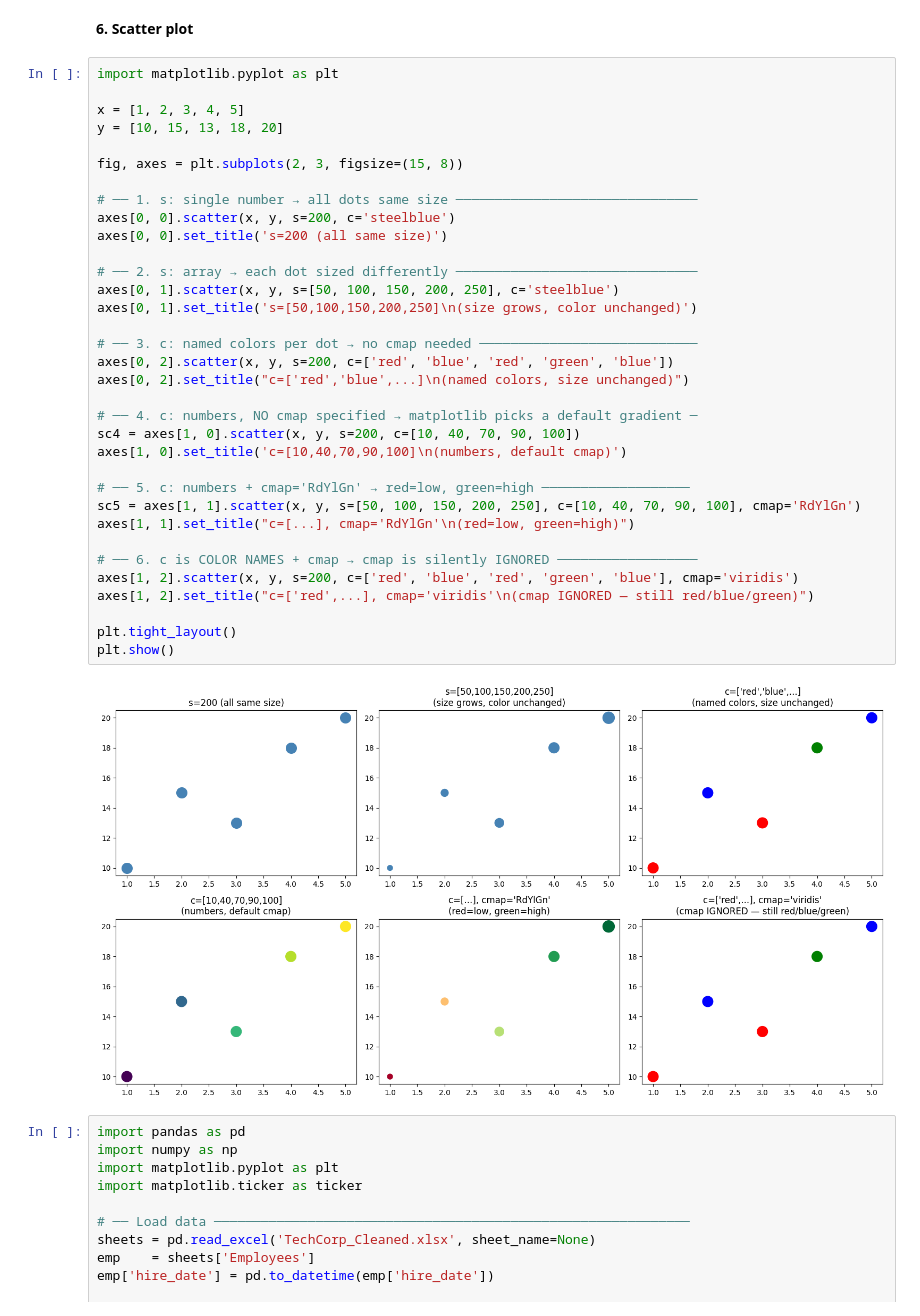
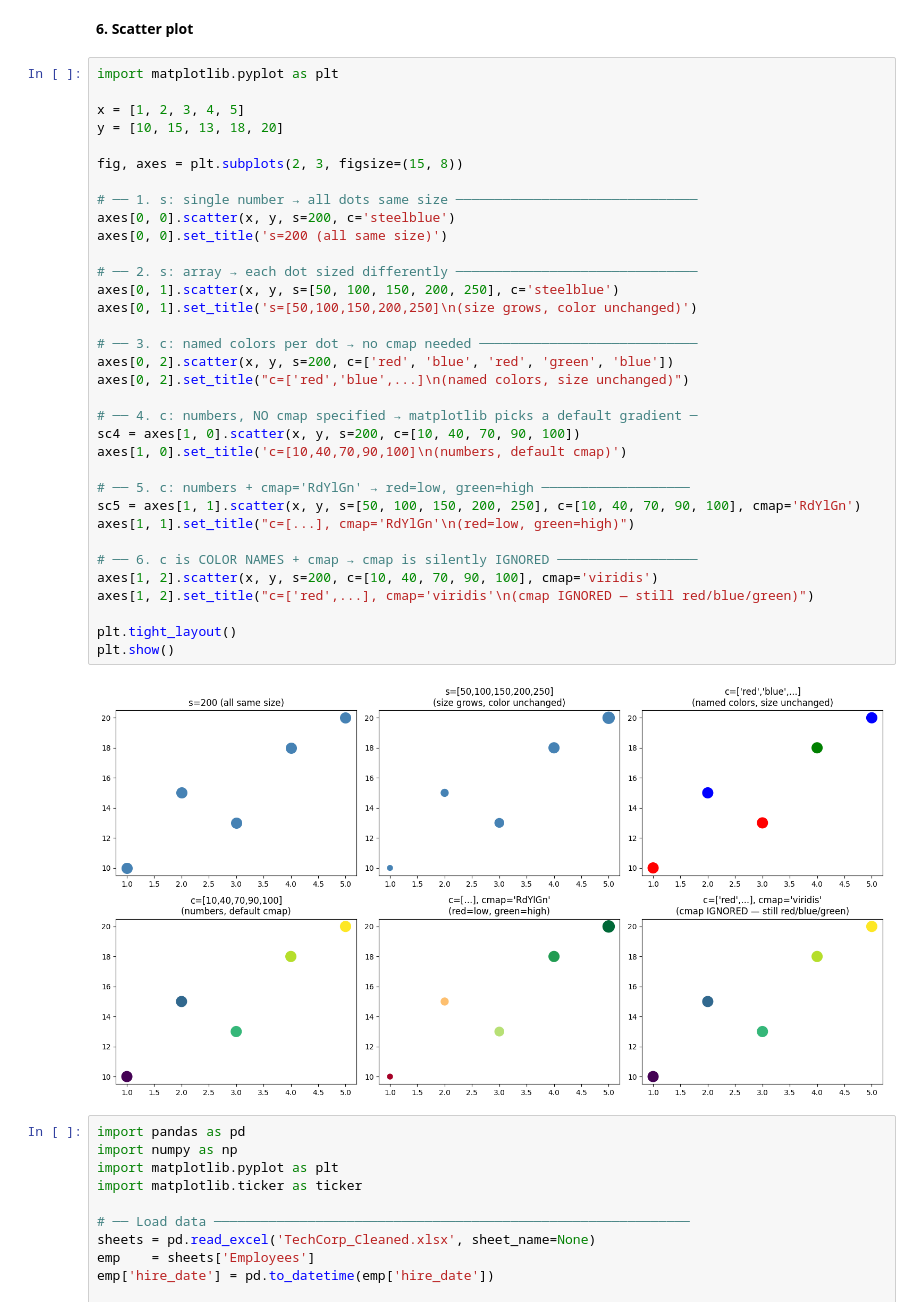
Before and after one commit to FarhanKhan1/DA_project, a Jupyter notebook: matplotlib_complete_guide.ipynb, the cells around one changed output. Saved outputs shown, nothing was run; the diff lists cells and outputs as text.

```diff
--- a/matplotlib_complete_guide.ipynb
+++ b/matplotlib_complete_guide.ipynb
@@ -718,35 +723,35 @@ x = [1, 2, 3, 4, 5]
 y = [10, 15, 13, 18, 20]
 
 fig, axes = plt.subplots(2, 3, figsize=(15, 8))
 
 # ── 1. s: single number → all dots same size ───────────────────────────────
 axes[0, 0].scatter(x, y, s=200, c='steelblue')
 axes[0, 0].set_title('s=200 (all same size)')
 
 # ── 2. s: array → each dot sized differently ───────────────────────────────
 axes[0, 1].scatter(x, y, s=[50, 100, 150, 200, 250], c='steelblue')
 axes[0, 1].set_title('s=[50,100,150,200,250]\n(size grows, color unchanged)')
 
 # ── 3. c: named colors per dot → no cmap needed ────────────────────────────
 axes[0, 2].scatter(x, y, s=200, c=['red', 'blue', 'red', 'green', 'blue'])
 axes[0, 2].set_title("c=['red','blue',...]\n(named colors, size unchanged)")
 
 # ── 4. c: numbers, NO cmap specified → matplotlib picks a default gradient ─
 sc4 = axes[1, 0].scatter(x, y, s=200, c=[10, 40, 70, 90, 100])
 axes[1, 0].set_title('c=[10,40,70,90,100]\n(numbers, default cmap)')
 
 # ── 5. c: numbers + cmap='RdYlGn' → red=low, green=high ───────────────────
 sc5 = axes[1, 1].scatter(x, y, s=[50, 100, 150, 200, 250], c=[10, 40, 70, 90, 100], cmap='RdYlGn')
 axes[1, 1].set_title("c=[...], cmap='RdYlGn'\n(red=low, green=high)")
 
 # ── 6. c is COLOR NAMES + cmap → cmap is silently IGNORED ──────────────────
-axes[1, 2].scatter(x, y, s=200, c=['red', 'blue', 'red', 'green', 'blue'], cmap='viridis')
+axes[1, 2].scatter(x, y, s=200, c=[10, 40, 70, 90, 100], cmap='viridis')
 axes[1, 2].set_title("c=['red',...], cmap='viridis'\n(cmap IGNORED — still red/blue/green)")
 
 plt.tight_layout()
 plt.show()
 # %% [output]
-[figure, old version]
+[figure, new version]
 # %%
 import pandas as pd
 import numpy as np
```
Also changed, not shown: parts of 16 cells of this notebook.
